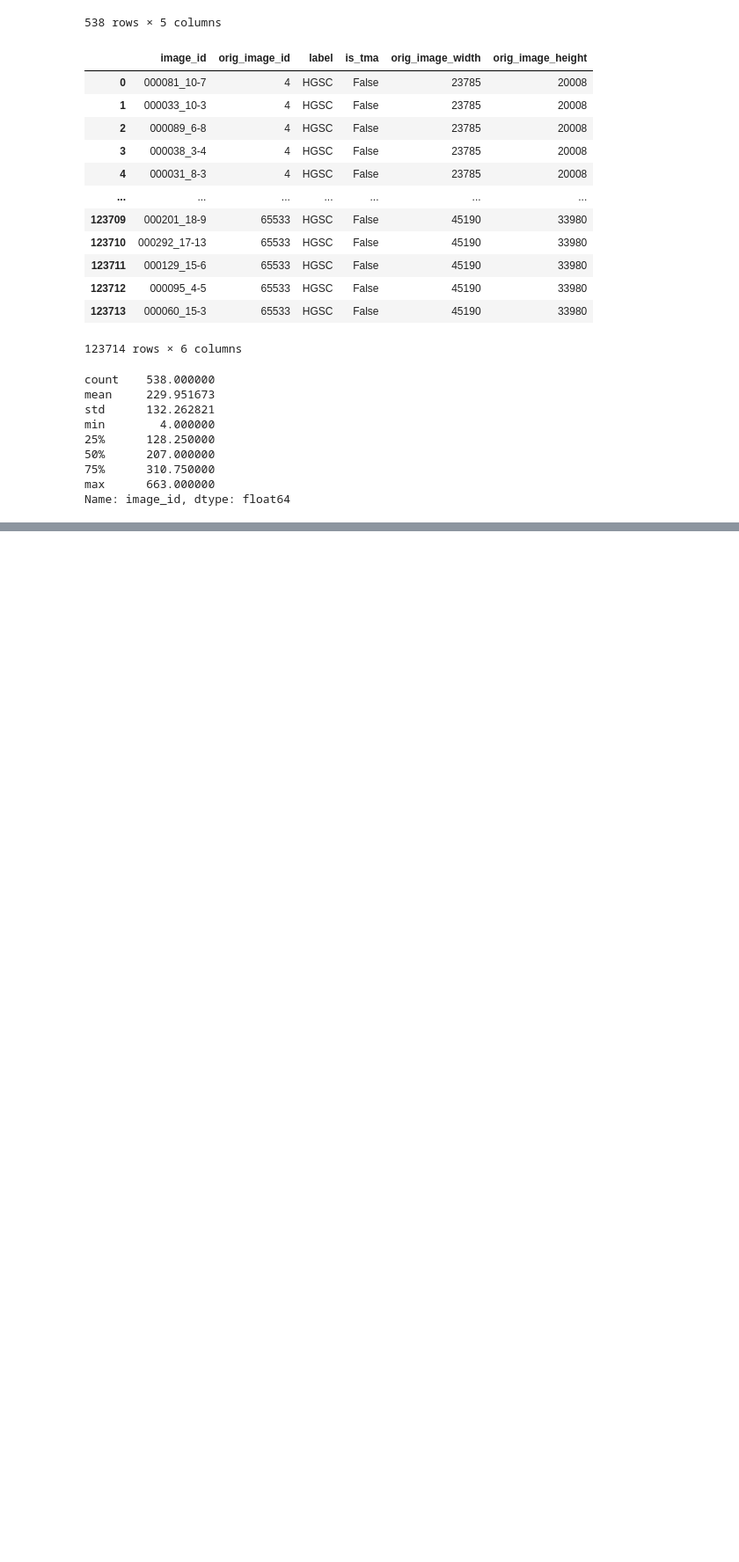
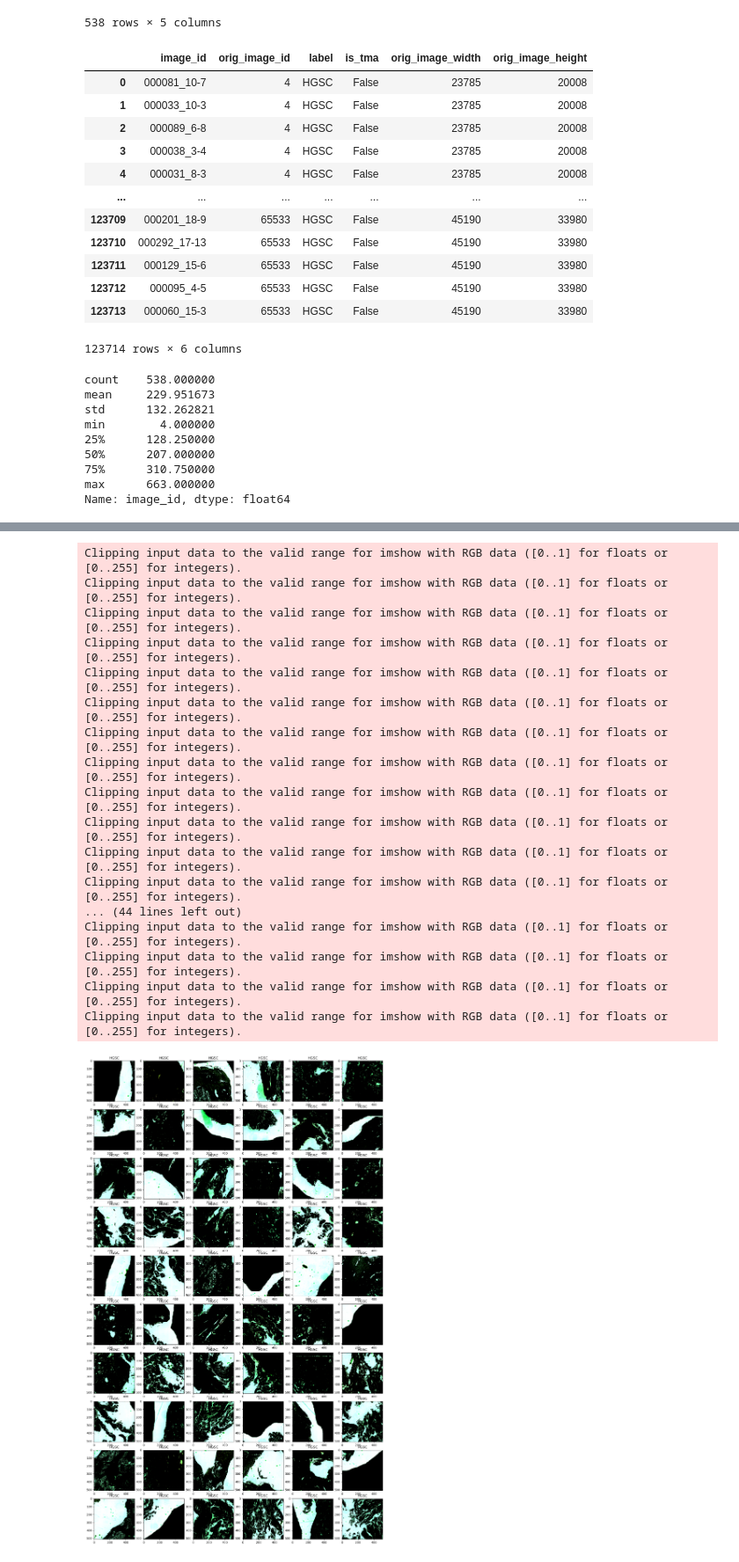
Before and after one commit to adamnarai/kaggle-ubc-ocean, a Jupyter notebook: src/create_tiles_table.ipynb, the cells around one changed output, grey strips where cells are left out. Shown at 88% size. Drawn from its saved outputs; the diff is of its cells as text; code cells hidden in the pictures; blank space fills up the shorter version.

Commit message:
working tiles cv

```diff
--- a/src/create_tiles_table.ipynb
+++ b/src/create_tiles_table.ipynb
@@ -84,0 +80,11 @@ array([1, 2, 3])
+# %%
+# Undersample to ope tile/image
+sample_n = 64
+def sampler(x, n):
+    if len(x) < n:
+        return x
+    else:
+        return x.sample(n)
+tiles_df_sample = tiles_df.groupby('orig_image_id').apply(lambda x: sampler(x, sample_n)).reset_index(drop=True)
+tiles_df_sample.to_csv(os.path.join(results_dir, f'train_tiles_2048_p25_p5_sample{sample_n}.csv'), index=False)
+tiles_df_sample
@@ -84,0 +105,37 @@ array([1, 2, 3])
+# %%
+nrows = 10
+ncols = 6
+img_color_mean = [0.8708488980328596, 0.75677901508938, 0.8545134911215124]
+img_color_std = [0.08086288591996027, 0.11553960008706814, 0.06914169213328555]
+fig, axes = plt.subplots(nrows=nrows, ncols=ncols, figsize=(ncols*3, nrows*3))
+for i, row in tiles_df_sample.iterrows():
+    if i >= (nrows*ncols):
+        break
+    img_path = os.path.join(tiles_dir, str(row['orig_image_id']), str(row['image_id'] + '.png'))
+    img = plt.imread(img_path)
+    if np.max(img) > 1.5:
+        img = img / 255.0
+    img -= img_color_mean
+    img /= img_color_std
+    ax = axes[i // ncols, i % ncols]
+    ax.set_title(row['label'])
+    ax.imshow(img)
+# %% [output]
+Clipping input data to the valid range for imshow with RGB data ([0..1] for floats or [0..255] for integers).
+Clipping input data to the valid range for imshow with RGB data ([0..1] for floats or [0..255] for integers).
+Clipping input data to the valid range for imshow with RGB data ([0..1] for floats or [0..255] for integers).
+Clipping input data to the valid range for imshow with RGB data ([0..1] for floats or [0..255] for integers).
+Clipping input data to the valid range for imshow with RGB data ([0..1] for floats or [0..255] for integers).
+Clipping input data to the valid range for imshow with RGB data ([0..1] for floats or [0..255] for integers).
+Clipping input data to the valid range for imshow with RGB data ([0..1] for floats or [0..255] for integers).
+Clipping input data to the valid range for imshow with RGB data ([0..1] for floats or [0..255] for integers).
+Clipping input data to the valid range for imshow with RGB data ([0..1] for floats or [0..255] for integers).
+Clipping input data to the valid range for imshow with RGB data ([0..1] for floats or [0..255] for integers).
+Clipping input data to the valid range for imshow with RGB data ([0..1] for floats or [0..255] for integers).
+Clipping input data to the valid range for imshow with RGB data ([0..1] for floats or [0..255] for integers).
+... (44 lines left out)
+Clipping input data to the valid range for imshow with RGB data ([0..1] for floats or [0..255] for integers).
+Clipping input data to the valid range for imshow with RGB data ([0..1] for floats or [0..255] for integers).
+Clipping input data to the valid range for imshow with RGB data ([0..1] for floats or [0..255] for integers).
+Clipping input data to the valid range for imshow with RGB data ([0..1] for floats or [0..255] for integers).
+[figure, added]
```
Also changed, not shown: parts of 2 cells of this notebook, 8 other files.
